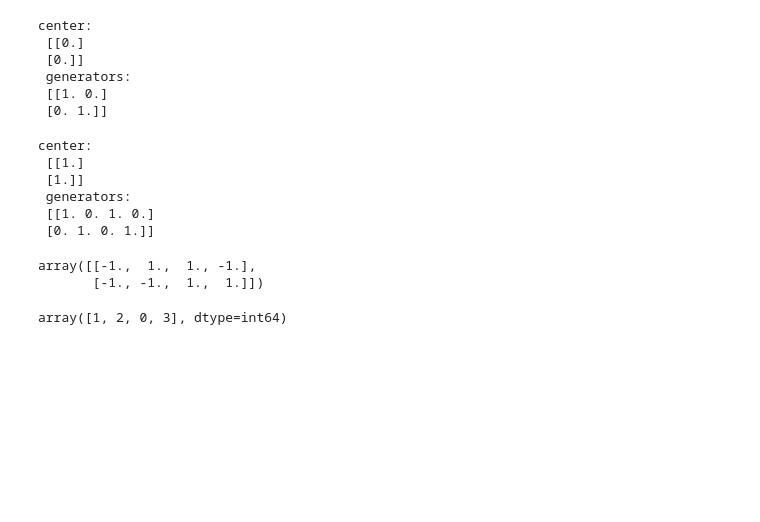
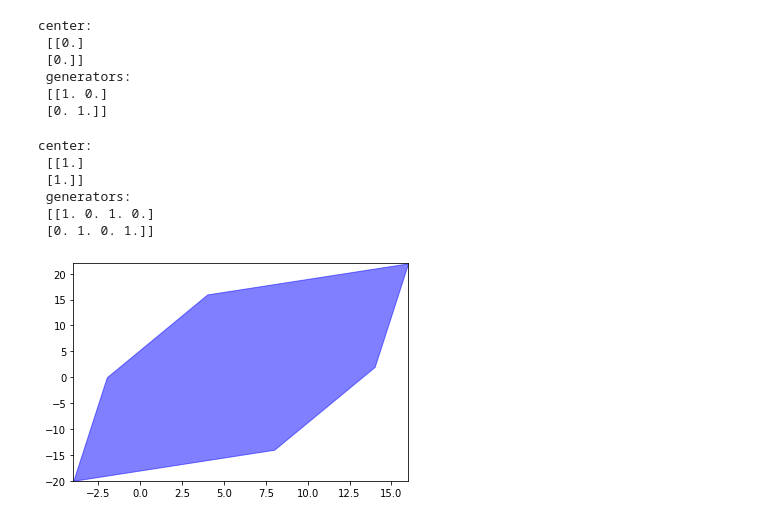
Before and after one commit to Stanford-NavLab/constrained-nn-training, a Jupyter notebook: zonotope_test.ipynb, the cells around one changed output. Saved outputs shown, nothing was run; the diff lists cells and outputs as text; code cells hidden in the pictures; blank space fills up the shorter version.

Commit message:
zonotope plot function

```diff
--- a/zonotope_test.ipynb
+++ b/zonotope_test.ipynb
@@ -27,8 +27,3 @@ center:
  generators:
  [[1. 0. 1. 0.]
  [0. 1. 0. 1.]]
-# %%
-z3.vertices()
-# %% [output]
-array([[-1.,  1.,  1., -1.],
-       [-1., -1.,  1.,  1.]])
@@ -39,5 +30,7 @@ Gnorm[:,G[1,:]<0] = Gnorm[:,G[1,:]<0] * -1
-# %%
-angles = np.arctan(G[0,:],G[1,:])
-np.argsort(angles)
-# %% [output]
-array([1, 2, 0, 3], dtype=int64)
+# %%
+G = np.array([[6, 1, 6, 3], [1, 10, 3, 8]])
+z = Zonotope(G[:,0][:,None], G[:,1:])
+z.vertices()
+z.plot()
+# %% [output]
+[figure, added]
```
Also changed, not shown: parts of 3 cells of this notebook, 1 other file.
